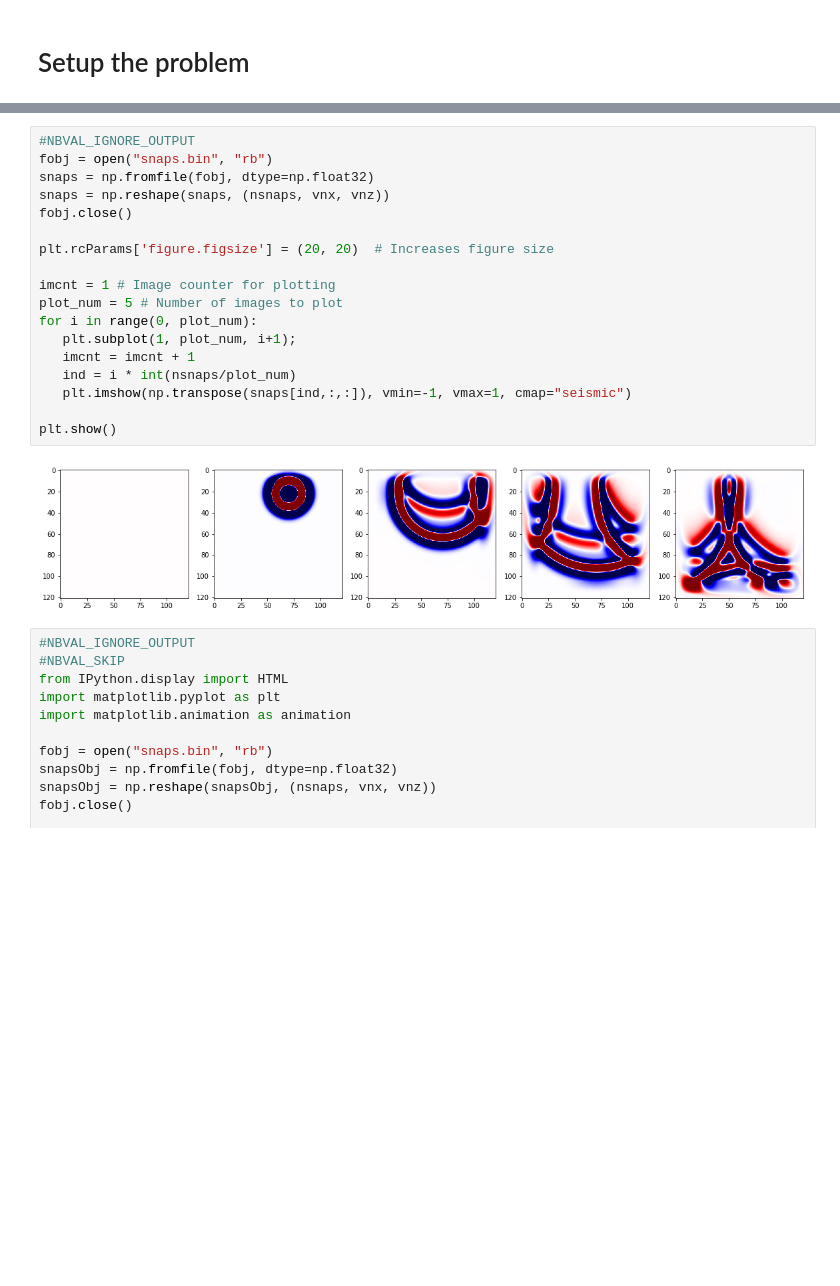
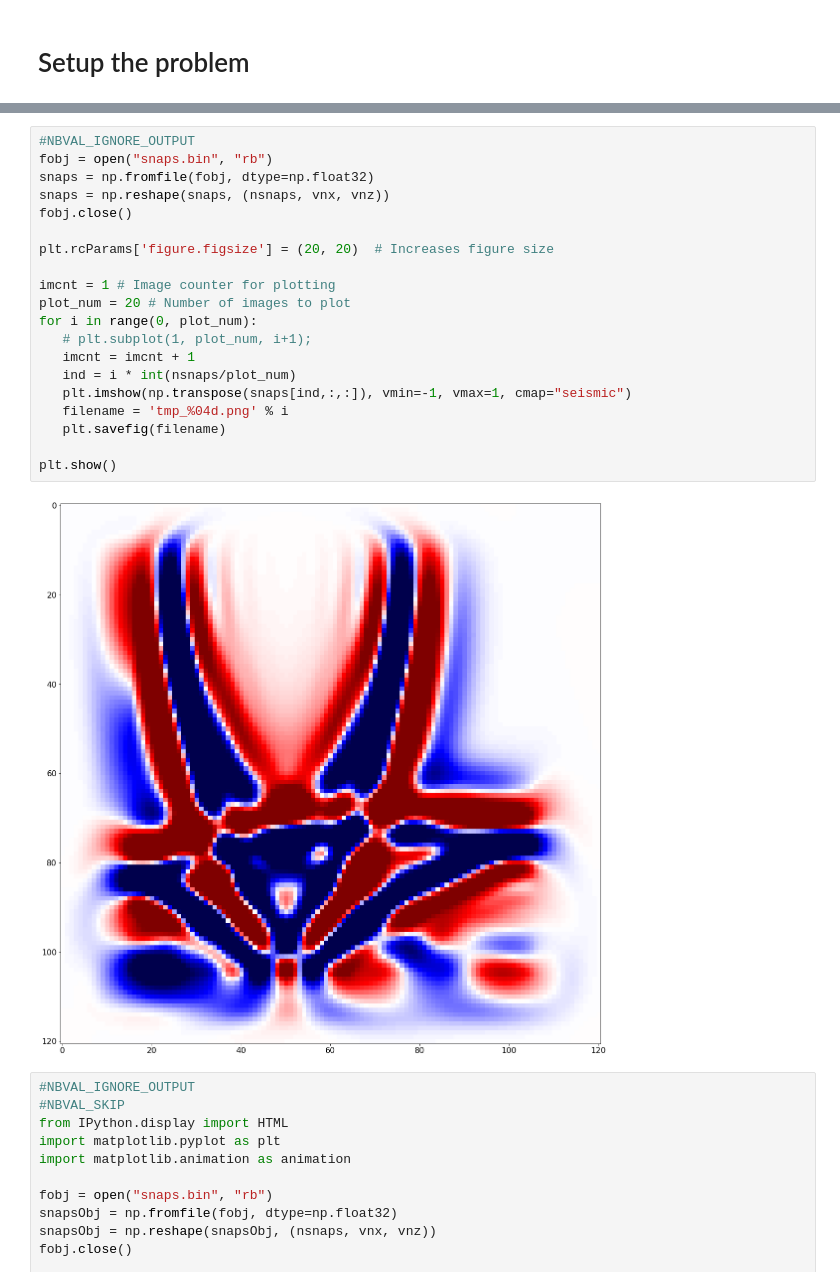
Before and after one commit to bgd54/sonar-FWI, a Jupyter notebook: water_tank/01b_snapshots.ipynb, the cells around one changed output, grey strips where cells are left out. Saved outputs shown, nothing was run; the diff lists cells and outputs as text; blank space fills up the shorter version.

Commit message:
video plot

```diff
--- a/water_tank/01b_snapshots.ipynb
+++ b/water_tank/01b_snapshots.ipynb
@@ -116,23 +116,25 @@ Dimensions: nz = 121, nx = 121
 # %%
 #NBVAL_IGNORE_OUTPUT
 fobj = open("snaps.bin", "rb")
 snaps = np.fromfile(fobj, dtype=np.float32)
 snaps = np.reshape(snaps, (nsnaps, vnx, vnz))
 fobj.close()
 
 plt.rcParams['figure.figsize'] = (20, 20)  # Increases figure size
 
 imcnt = 1 # Image counter for plotting
-plot_num = 5 # Number of images to plot
+plot_num = 20 # Number of images to plot
 for i in range(0, plot_num):
-   plt.subplot(1, plot_num, i+1);
+   # plt.subplot(1, plot_num, i+1);
    imcnt = imcnt + 1
    ind = i * int(nsnaps/plot_num)
    plt.imshow(np.transpose(snaps[ind,:,:]), vmin=-1, vmax=1, cmap="seismic")
+   filename = 'tmp_%04d.png' % i
+   plt.savefig(filename)
 
 plt.show()
 # %% [output]
-[figure, old version]
+[figure, new version]
 # %%
 #NBVAL_IGNORE_OUTPUT
 #NBVAL_SKIP
```
Also changed, not shown: parts of 1 cell of this notebook, 1 other file.
